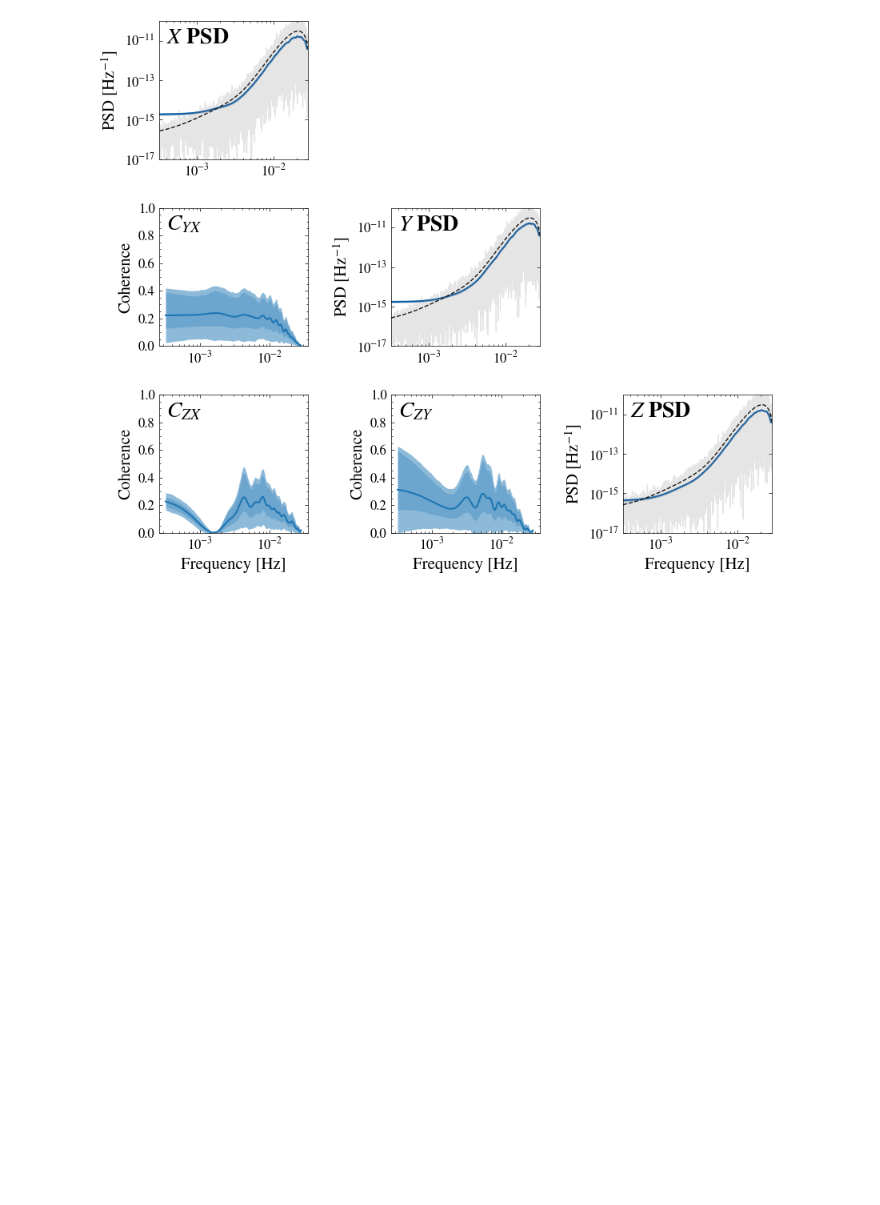
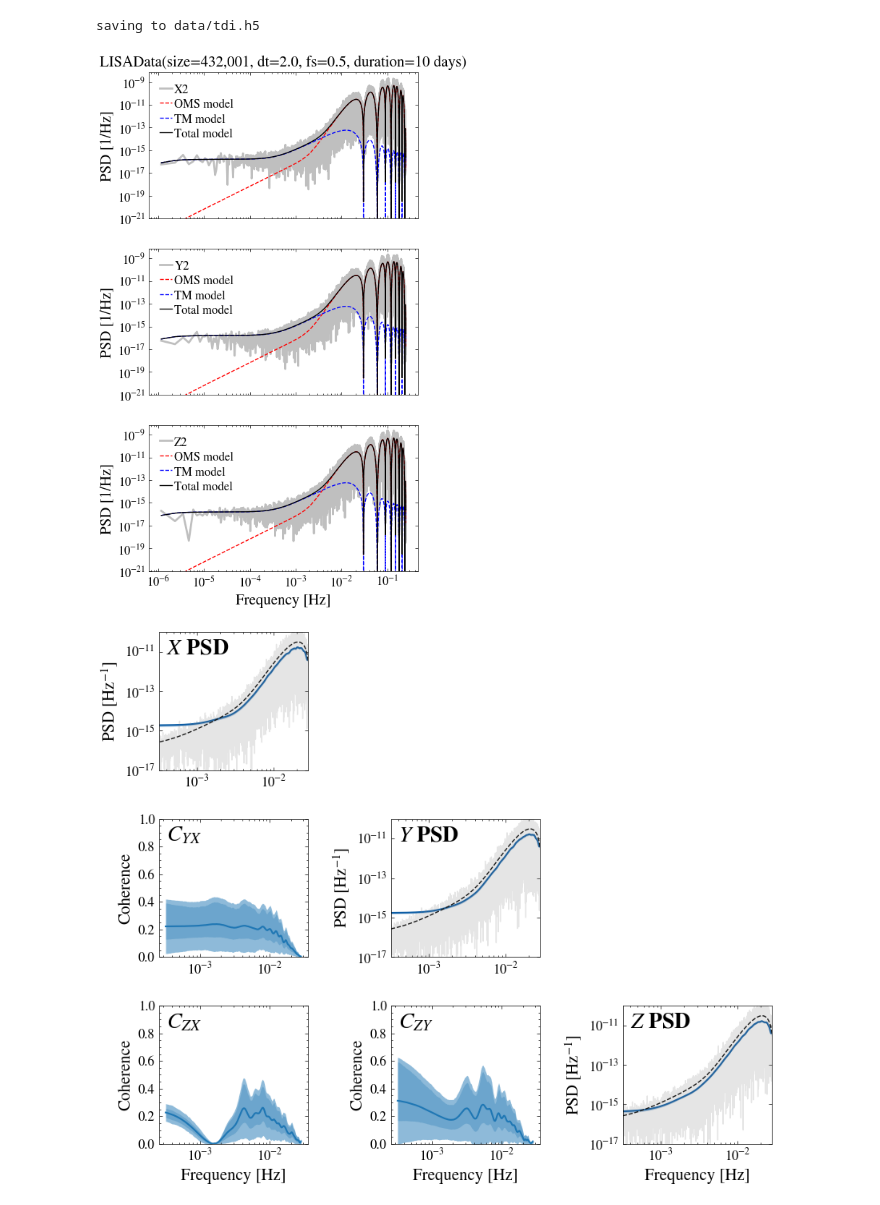
Before and after one commit to nz-gravity/sgvb_psd, a Jupyter notebook: docs/examples/lisa_example.ipynb, the cells around one changed output. Cells and saved outputs as stored; diff of their text form; code cells hidden in the pictures; blank space fills up the shorter version.

```diff
--- a/docs/examples/lisa_example.ipynb
+++ b/docs/examples/lisa_example.ipynb
@@ -19,6 +19,9 @@ import matplotlib.pyplot as plt
 import numpy as np
 import os
 import requests
+import warnings
+
+warnings.filterwarnings('ignore', category=RuntimeWarning)
 
 
 def download(url: str, dest_folder: str):
@@ -361,10 +364,9 @@ class LISAData:
         ):
             freqs = np.fft.rfftfreq(self.size, self.dt)
             psd = (np.abs(np.fft.rfft(data)) ** 2) * self.dt / self.size
-            ax.loglog(freqs[1:], psd[1:], color="gray", alpha=0.5, lw=2)
+            ax.loglog(freqs[1:], psd[1:], color="gray", alpha=0.5, lw=2, label=label)
             ax.set_ylabel("PSD [1/Hz]")
-            # add a text label in the top left corner
-            ax.text(0.05, 0.95, label, transform=ax.transAxes, va="top")
+            ax.set_ylim(bottom=10**-21)
 
             if include_model:
                 ax.loglog(
@@ -384,6 +386,7 @@ class LISAData:
                 )
                 ax.legend()
 
+
         axes[-1].set_xlabel("Frequency [Hz]")
         plt.tight_layout()
         return axes
@@ -397,40 +400,43 @@ class LISAData:
         seconds = int(self.duration % 60)
         # only return a sensible unit
         if days > 0:
-            return f"{days}days"
+            return f"{days} days"
         elif hours > 0:
-            return f"{hours}hrs"
+            return f"{hours} hrs"
         elif minutes > 0:
-            return f"{minutes}min"
+            return f"{minutes} min"
         else:
-            return f"{seconds}s"
+            return f"{seconds} s"
 
     def __repr__(self):
         return (
             f"LISAData(size={self.size:,}, dt={self.dt}, "
             f"fs={self.fs}, duration={self.duration_str})"
         )
 
     def get_model(self, frange=None):
         if frange is None:
             return self.total_model
         else:
             freqs = np.fft.rfftfreq(self.size, self.dt)
             mask = (freqs >= frange[0]) & (freqs <= frange[1])
             return (
                 self.total_model[mask],
                 self.oms_model[mask],
                 self.tm_model[mask],
             )
 
 
 ONE_YEAR = "https://zenodo.org/record/15698080/files/tdi.h5?download=1"
 TEN_DAYS = "https://raw.githubusercontent.com/nz-gravity/test_data/main/lisa_noise/noise_4a_truncated/data/tdi.h5"
 
 download(TEN_DAYS, dest_folder="data")
 lisa_data = LISAData.from_hdf5("data/tdi.h5")
 axes = lisa_data.plot_periodograms()
-axes[0].set_title(f"{lisa_data}");
+axes[0].set_title(f"{lisa_data}", fontsize=15);
+# %% [output]
+saving to data/tdi.h5
+[figure, added]
 # %%
 from sgvb_psd.psd_estimator import PSDEstimator
 from sgvb_psd.postproc.plot_triangle_psd_coherence import plot_triangle_psd_coherence
```
Also changed, not shown: 1 other file.
